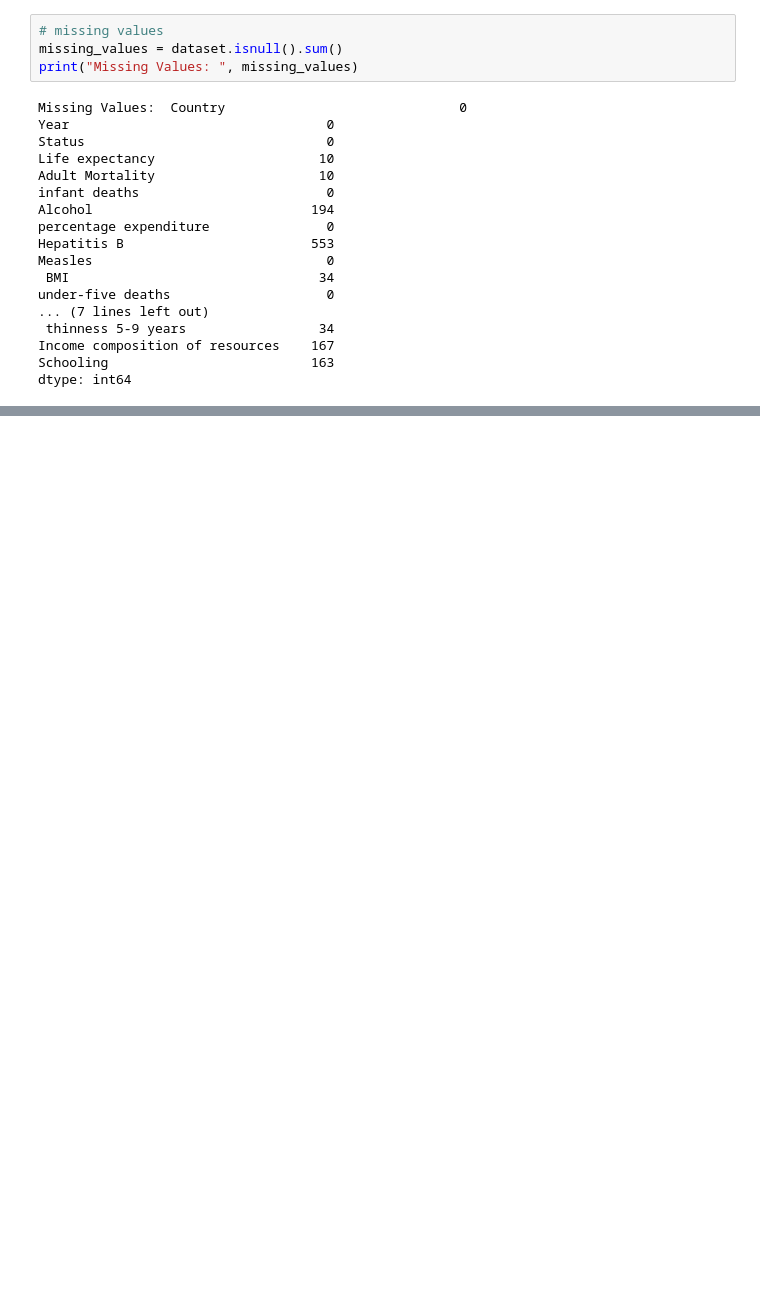
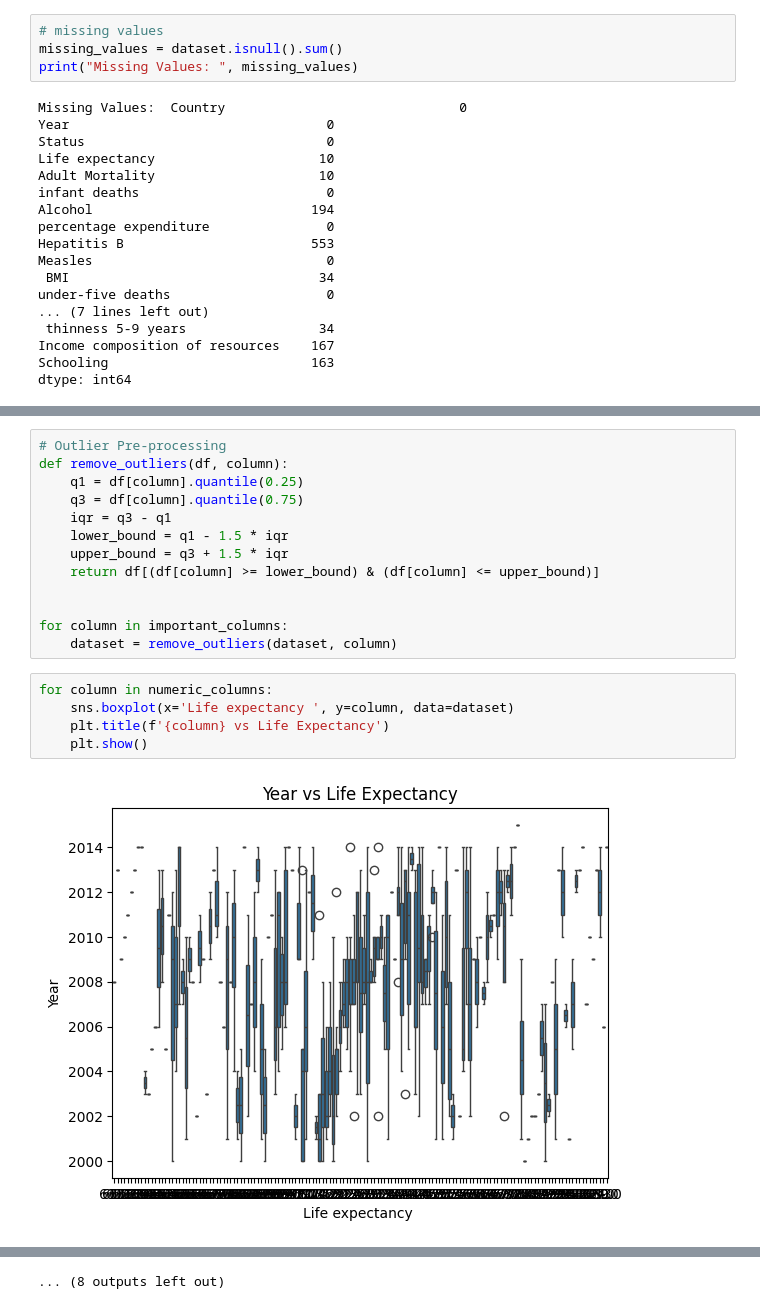
Before and after one commit to MeherajUlMahmmud/Misc, a Jupyter notebook: ML/LifeExpectency/42.ipynb, the cells around one changed output, grey strips where cells are left out. Saved outputs shown, nothing was run; the diff lists cells and outputs as text; blank space fills up the shorter version.

```diff
--- a/ML/LifeExpectency/42.ipynb
+++ b/ML/LifeExpectency/42.ipynb
@@ -112,0 +171,20 @@ dtype: int64
+# %%
+# Outlier Pre-processing
+def remove_outliers(df, column):
+    q1 = df[column].quantile(0.25)
+    q3 = df[column].quantile(0.75)
+    iqr = q3 - q1
+    lower_bound = q1 - 1.5 * iqr
+    upper_bound = q3 + 1.5 * iqr
+    return df[(df[column] >= lower_bound) & (df[column] <= upper_bound)]
+
+
+for column in important_columns:
+    dataset = remove_outliers(dataset, column)
+# %%
+for column in numeric_columns:
+	sns.boxplot(x='Life expectancy ', y=column, data=dataset)
+	plt.title(f'{column} vs Life Expectancy')
+	plt.show()
+# %% [output]
+[figure, added]
@@ -112,0 +202 @@ dtype: int64
+... (8 outputs left out)
```
Also changed, not shown: parts of 27 cells of this notebook.
